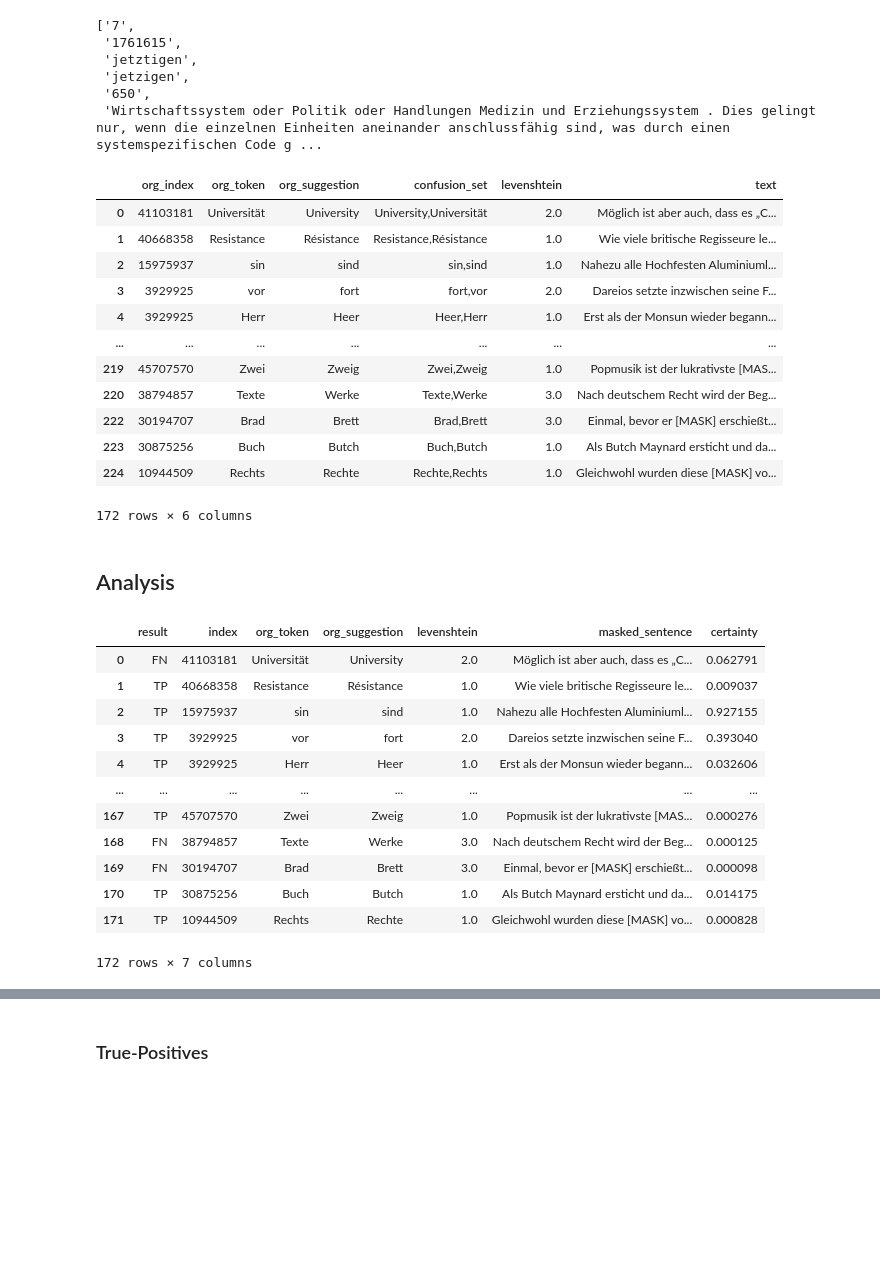
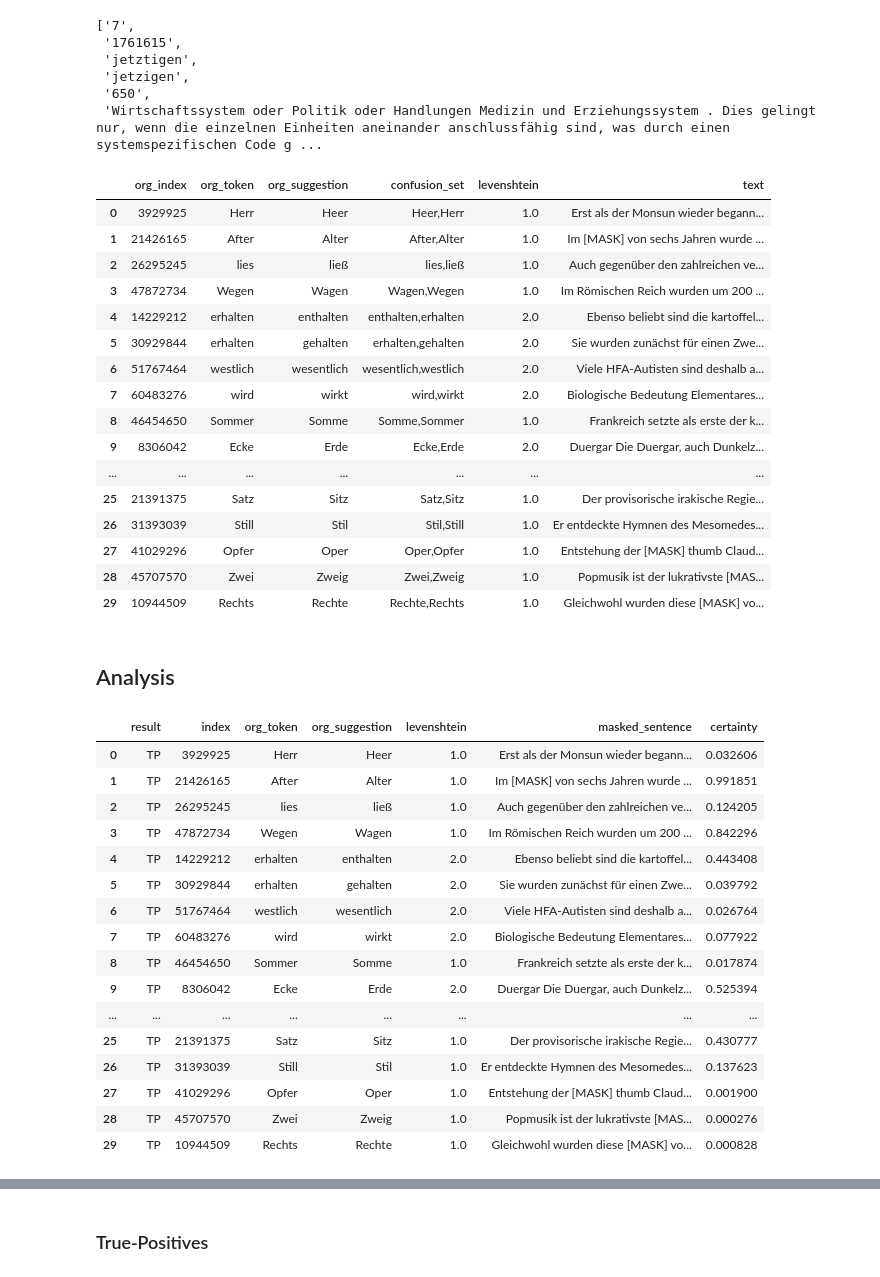
Before and after one commit to zesch/rwse-experiments, a Jupyter notebook: experiments/analyze_dataset_semantic_de.ipynb, the cells around one changed output, grey strips where cells are left out. Cells and saved outputs as stored; diff of their text form; code cells hidden in the pictures; blank space fills up the shorter version.

```diff
--- a/experiments/analyze_dataset_semantic_de.ipynb
+++ b/experiments/analyze_dataset_semantic_de.ipynb
@@ -47,7 +47,8 @@ collection[0]
  '650',
  'Wirtschaftssystem oder Politik oder Handlungen Medizin und Erziehungssystem . Dies gelingt nur, wenn die einzelnen Einheiten aneinander anschlussfähig sind, was durch einen systemspezifischen Code g ...
 # %%
-file_name = 'input/cleaned_dataset_semantic_de.csv'
+#file_name = 'input/cleaned_dataset_semantic_de.csv'
+file_name = 'input/modified_dataset_semantic_de.csv'
 
 def clean_text(text):
     text = '. '.join([part.strip() for part in text.split('.')]).strip()
@@ -80,45 +81,49 @@ if not os.path.exists(file_name):
             'org_token': value[2],
             'org_suggestion': value[3],
             'confusion_set': f'{",".join(sorted([value[2],value[3]]))}',
             'levenshtein': edit_distance.compute(value[2], value[3]),
             'text': find_sentence(value[2], int(value[4]), ' '.join(value[5:]))
         }
         if check_token(tokenizer, item['org_token']) is None:
             bad_words.append(item['org_token'])
         elif check_token(tokenizer, item['org_suggestion']) is None:
             bad_words.append(item['org_suggestion'])
         elif item['text'] is None:
             bad_indices.append(item['org_index'])
         else:
             cleaned_collection_semantic.append(item)
 
 
     cleaned_collection_semantic = pd.DataFrame.from_dict(cleaned_collection_semantic)
     for confusion_set in cleaned_collection_semantic['confusion_set'].unique():
         indices = cleaned_collection_semantic[cleaned_collection_semantic['confusion_set'] == confusion_set].index
         if len(indices) == 2:
             cleaned_collection_semantic.drop(min(indices), inplace=True)
     cleaned_collection_semantic.to_csv(file_name, index=False, sep='\t')
     pd.DataFrame(bad_words).to_csv(file_name+'-bad_words', index=False, header=None, sep='\t')
     pd.DataFrame(bad_indices).to_csv(file_name+'-bad_indices', index=False, header=None, sep='\t')
 else:
     cleaned_collection_semantic = pd.read_csv(file_name, sep='\t')
 
 cleaned_collection_semantic
 # %% [output]
 |  | org_index | org_token | org_suggestion | confusion_set | levenshtein | text |
-| 0 | 41103181 | Universität | University | University,Universität | 2.0 | Möglich ist aber auch, dass es „C... |
-| 1 | 40668358 | Resistance | Résistance | Resistance,Résistance | 1.0 | Wie viele britische Regisseure le... |
-| 2 | 15975937 | sin | sind | sin,sind | 1.0 | Nahezu alle Hochfesten Aluminiuml... |
-| 3 | 3929925 | vor | fort | fort,vor | 2.0 | Dareios setzte inzwischen seine F... |
-| 4 | 3929925 | Herr | Heer | Heer,Herr | 1.0 | Erst als der Monsun wieder begann... |
+| 0 | 3929925 | Herr | Heer | Heer,Herr | 1.0 | Erst als der Monsun wieder begann... |
+| 1 | 21426165 | After | Alter | After,Alter | 1.0 | Im [MASK] von sechs Jahren wurde ... |
+| 2 | 26295245 | lies | ließ | lies,ließ | 1.0 | Auch gegenüber den zahlreichen ve... |
+| 3 | 47872734 | Wegen | Wagen | Wagen,Wegen | 1.0 | Im Römischen Reich wurden um 200 ... |
+| 4 | 14229212 | erhalten | enthalten | enthalten,erhalten | 2.0 | Ebenso beliebt sind die kartoffel... |
+| 5 | 30929844 | erhalten | gehalten | erhalten,gehalten | 2.0 | Sie wurden zunächst für einen Zwe... |
+| 6 | 51767464 | westlich | wesentlich | wesentlich,westlich | 2.0 | Viele HFA-Autisten sind deshalb a... |
+| 7 | 60483276 | wird | wirkt | wird,wirkt | 2.0 | Biologische Bedeutung Elementares... |
+| 8 | 46454650 | Sommer | Somme | Somme,Sommer | 1.0 | Frankreich setzte als erste der k... |
+| 9 | 8306042 | Ecke | Erde | Ecke,Erde | 2.0 | Duergar Die Duergar, auch Dunkelz... |
 | ... | ... | ... | ... | ... | ... | ... |
-| 219 | 45707570 | Zwei | Zweig | Zwei,Zweig | 1.0 | Popmusik ist der lukrativste [MAS... |
-| 220 | 38794857 | Texte | Werke | Texte,Werke | 3.0 | Nach deutschem Recht wird der Beg... |
-| 222 | 30194707 | Brad | Brett | Brad,Brett | 3.0 | Einmal, bevor er [MASK] erschießt... |
-| 223 | 30875256 | Buch | Butch | Buch,Butch | 1.0 | Als Butch Maynard ersticht und da... |
-| 224 | 10944509 | Rechts | Rechte | Rechte,Rechts | 1.0 | Gleichwohl wurden diese [MASK] vo... |
+| 25 | 21391375 | Satz | Sitz | Satz,Sitz | 1.0 | Der provisorische irakische Regie... |
+| 26 | 31393039 | Still | Stil | Stil,Still | 1.0 | Er entdeckte Hymnen des Mesomedes... |
+| 27 | 41029296 | Opfer | Oper | Oper,Opfer | 1.0 | Entstehung der [MASK] thumb Claud... |
+| 28 | 45707570 | Zwei | Zweig | Zwei,Zweig | 1.0 | Popmusik ist der lukrativste [MAS... |
+| 29 | 10944509 | Rechts | Rechte | Rechte,Rechts | 1.0 | Gleichwohl wurden diese [MASK] vo... |
-172 rows × 6 columns
 # %% [markdown]
 ## Analysis
 # %%
@@ -140,18 +145,22 @@ classification_results = pd.read_csv(file_name, sep='\t')
 classification_results
 # %% [output]
 |  | result | index | org_token | org_suggestion | levenshtein | masked_sentence | certainty |
-| 0 | FN | 41103181 | Universität | University | 2.0 | Möglich ist aber auch, dass es „C... | 0.062791 |
-| 1 | TP | 40668358 | Resistance | Résistance | 1.0 | Wie viele britische Regisseure le... | 0.009037 |
-| 2 | TP | 15975937 | sin | sind | 1.0 | Nahezu alle Hochfesten Aluminiuml... | 0.927155 |
-| 3 | TP | 3929925 | vor | fort | 2.0 | Dareios setzte inzwischen seine F... | 0.393040 |
-| 4 | TP | 3929925 | Herr | Heer | 1.0 | Erst als der Monsun wieder begann... | 0.032606 |
+| 0 | TP | 3929925 | Herr | Heer | 1.0 | Erst als der Monsun wieder begann... | 0.032606 |
+| 1 | TP | 21426165 | After | Alter | 1.0 | Im [MASK] von sechs Jahren wurde ... | 0.991851 |
+| 2 | TP | 26295245 | lies | ließ | 1.0 | Auch gegenüber den zahlreichen ve... | 0.124205 |
+| 3 | TP | 47872734 | Wegen | Wagen | 1.0 | Im Römischen Reich wurden um 200 ... | 0.842296 |
+| 4 | TP | 14229212 | erhalten | enthalten | 2.0 | Ebenso beliebt sind die kartoffel... | 0.443408 |
+| 5 | TP | 30929844 | erhalten | gehalten | 2.0 | Sie wurden zunächst für einen Zwe... | 0.039792 |
+| 6 | TP | 51767464 | westlich | wesentlich | 2.0 | Viele HFA-Autisten sind deshalb a... | 0.026764 |
+| 7 | TP | 60483276 | wird | wirkt | 2.0 | Biologische Bedeutung Elementares... | 0.077922 |
+| 8 | TP | 46454650 | Sommer | Somme | 1.0 | Frankreich setzte als erste der k... | 0.017874 |
+| 9 | TP | 8306042 | Ecke | Erde | 2.0 | Duergar Die Duergar, auch Dunkelz... | 0.525394 |
 | ... | ... | ... | ... | ... | ... | ... | ... |
-| 167 | TP | 45707570 | Zwei | Zweig | 1.0 | Popmusik ist der lukrativste [MAS... | 0.000276 |
-| 168 | FN | 38794857 | Texte | Werke | 3.0 | Nach deutschem Recht wird der Beg... | 0.000125 |
-| 169 | FN | 30194707 | Brad | Brett | 3.0 | Einmal, bevor er [MASK] erschießt... | 0.000098 |
-| 170 | TP | 30875256 | Buch | Butch | 1.0 | Als Butch Maynard ersticht und da... | 0.014175 |
-| 171 | TP | 10944509 | Rechts | Rechte | 1.0 | Gleichwohl wurden diese [MASK] vo... | 0.000828 |
+| 25 | TP | 21391375 | Satz | Sitz | 1.0 | Der provisorische irakische Regie... | 0.430777 |
+| 26 | TP | 31393039 | Still | Stil | 1.0 | Er entdeckte Hymnen des Mesomedes... | 0.137623 |
+| 27 | TP | 41029296 | Opfer | Oper | 1.0 | Entstehung der [MASK] thumb Claud... | 0.001900 |
+| 28 | TP | 45707570 | Zwei | Zweig | 1.0 | Popmusik ist der lukrativste [MAS... | 0.000276 |
+| 29 | TP | 10944509 | Rechts | Rechte | 1.0 | Gleichwohl wurden diese [MASK] vo... | 0.000828 |
-172 rows × 7 columns
 # %%
 print('sensitivity', len(classification_results[classification_results['result'] == 'TP'])/len(classification_results))
 # %% [output]
```
Also changed, not shown: parts of 6 cells of this notebook, 5 other files.
